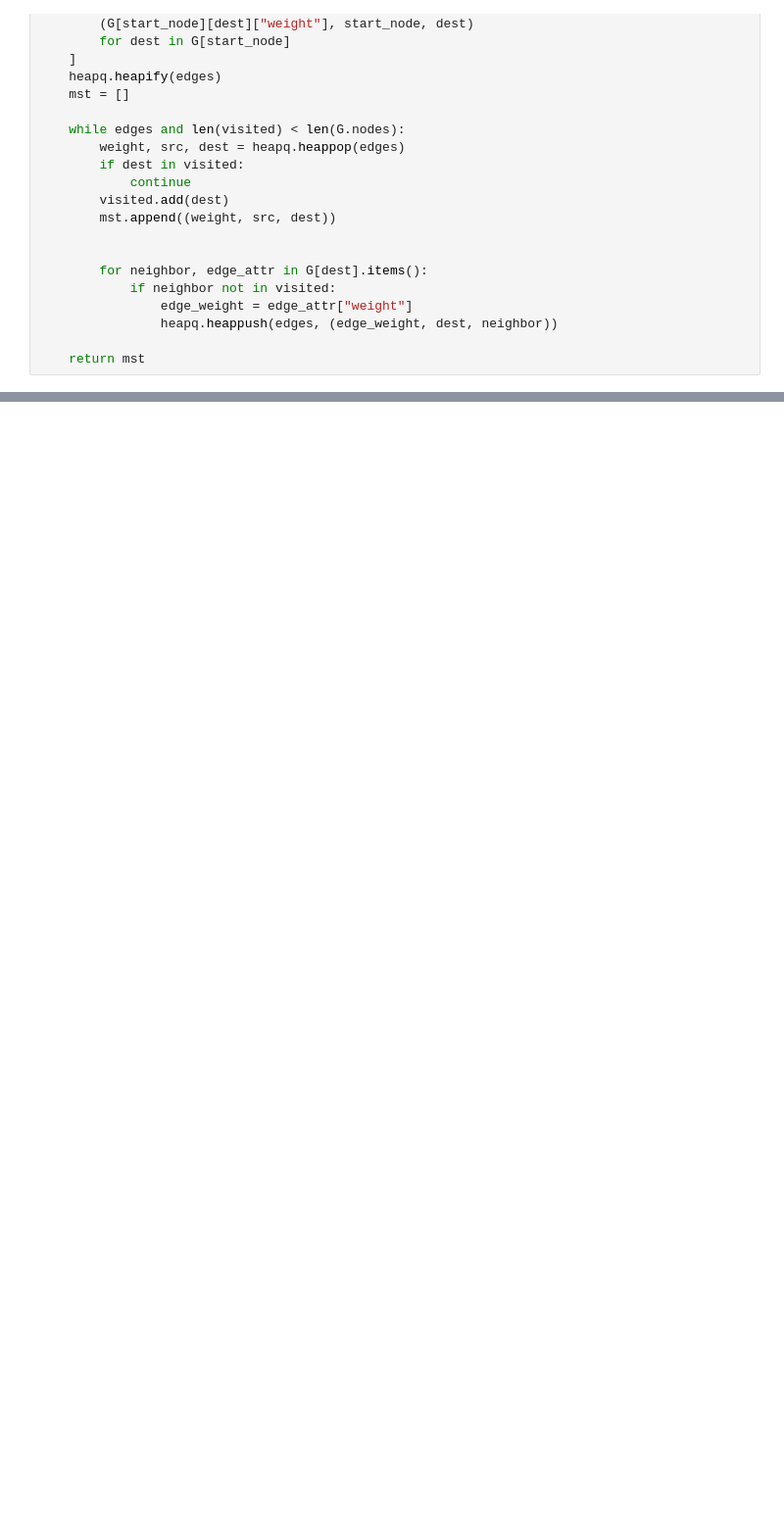
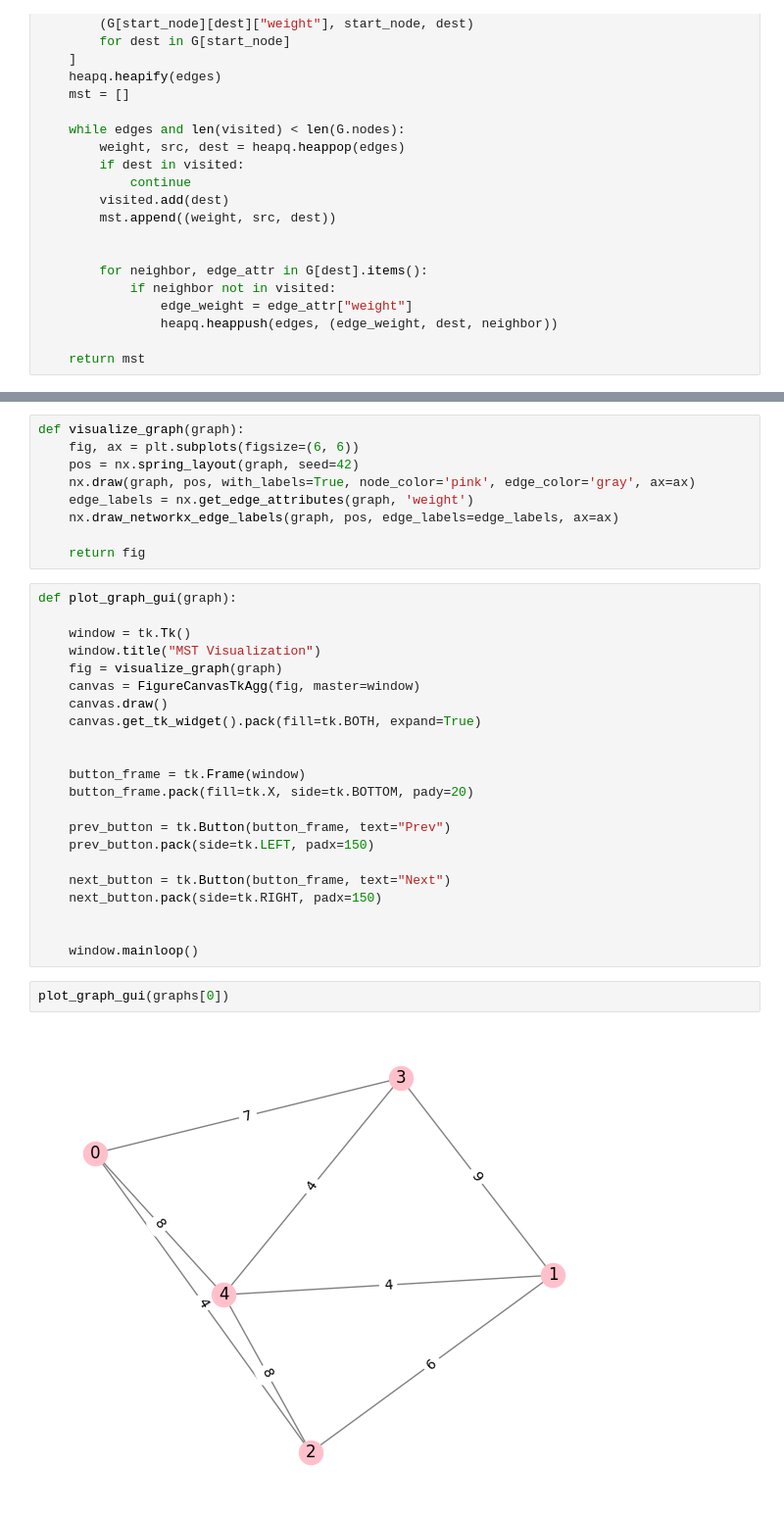
Before and after one commit to bgosal/COMP359_Assignment3, a Jupyter notebook: Untitled.ipynb, the cells around one changed output, grey strips where cells are left out. Shown: that part at 98% size. Saved outputs shown, nothing was run; the diff lists cells and outputs as text; blank space fills up the shorter version.

```diff
--- a/Untitled.ipynb
+++ b/Untitled.ipynb
@@ -96,0 +100,35 @@ MST for Graph 3: [(1, 0, 4), (3, 4, 1), (5, 0, 2), (5, 4, 3)]
+# %%
+def visualize_graph(graph):
+    fig, ax = plt.subplots(figsize=(6, 6))
+    pos = nx.spring_layout(graph, seed=42)
+    nx.draw(graph, pos, with_labels=True, node_color='pink', edge_color='gray', ax=ax)
+    edge_labels = nx.get_edge_attributes(graph, 'weight')
+    nx.draw_networkx_edge_labels(graph, pos, edge_labels=edge_labels, ax=ax)
+
+    return fig
+# %%
+def plot_graph_gui(graph):
+
+    window = tk.Tk()
+    window.title("MST Visualization")
+    fig = visualize_graph(graph)
+    canvas = FigureCanvasTkAgg(fig, master=window)
+    canvas.draw()
+    canvas.get_tk_widget().pack(fill=tk.BOTH, expand=True)
+
+
+    button_frame = tk.Frame(window)
+    button_frame.pack(fill=tk.X, side=tk.BOTTOM, pady=20)
+
+    prev_button = tk.Button(button_frame, text="Prev")
+    prev_button.pack(side=tk.LEFT, padx=150)
+
+    next_button = tk.Button(button_frame, text="Next")
+    next_button.pack(side=tk.RIGHT, padx=150)
+
+
+    window.mainloop()
+# %%
+plot_graph_gui(graphs[0])
+# %% [output]
+[figure, added]
```
Also changed, not shown: parts of 5 cells of this notebook.
